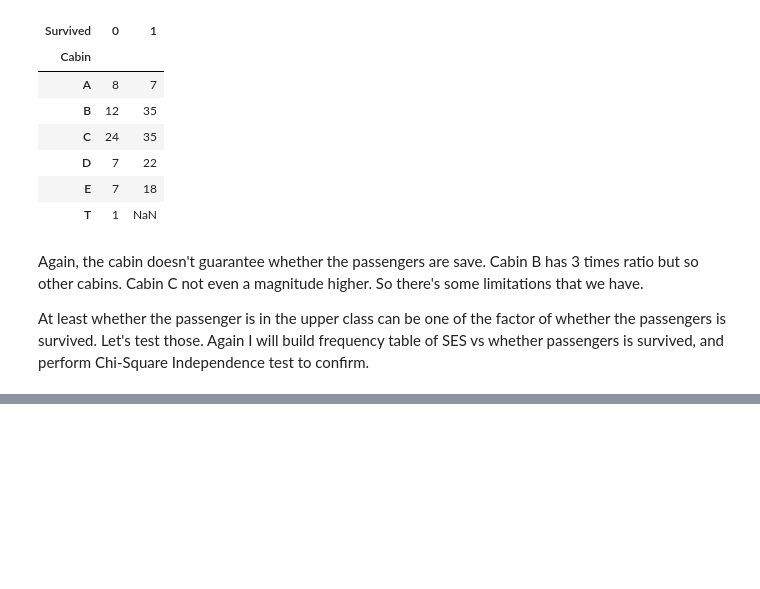
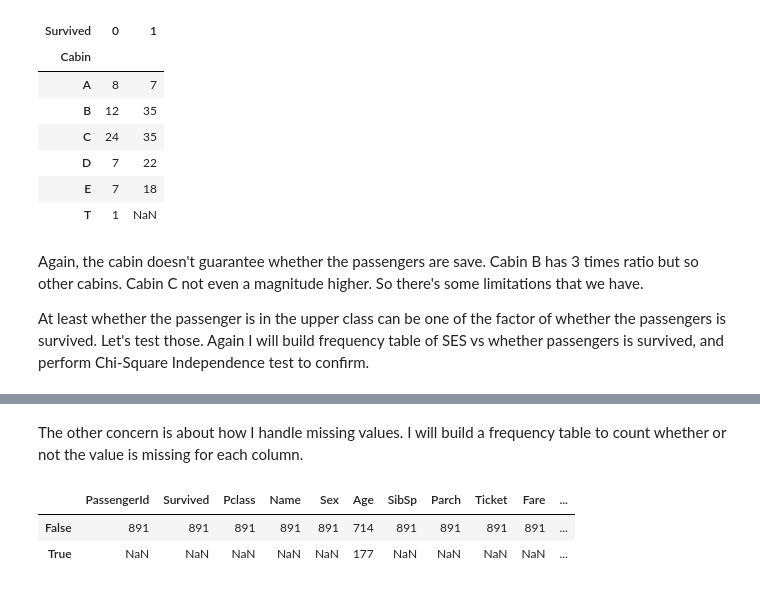
Before and after one commit to napjon/ds-nd, a Jupyter notebook: p2-introds/titanic/titanic.ipynb, the cells around one changed output, grey strips where cells are left out. Saved outputs shown, nothing was run; the diff lists cells and outputs as text; code cells hidden in the pictures; blank space fills up the shorter version.

```diff
--- a/p2-introds/titanic/titanic.ipynb
+++ b/p2-introds/titanic/titanic.ipynb
@@ -290,0 +362,8 @@ Note that what I really do is observation based on this data. Hence this is **co
+# %% [markdown]
+The other concern is about how I handle missing values. I will build a frequency table to count whether or not the value is missing for each column.
+# %%
+df.apply(lambda x: x.isnull().value_counts())
+# %% [output]
+|  | PassengerId | Survived | Pclass | Name | Sex | Age | SibSp | Parch | Ticket | Fare | ... |
+| False | 891 | 891 | 891 | 891 | 891 | 714 | 891 | 891 | 891 | 891 | ... |
+| True | NaN | NaN | NaN | NaN | NaN | 177 | NaN | NaN | NaN | NaN | ... |
```
Also changed, not shown: parts of 36 cells of this notebook, 1 other file.
